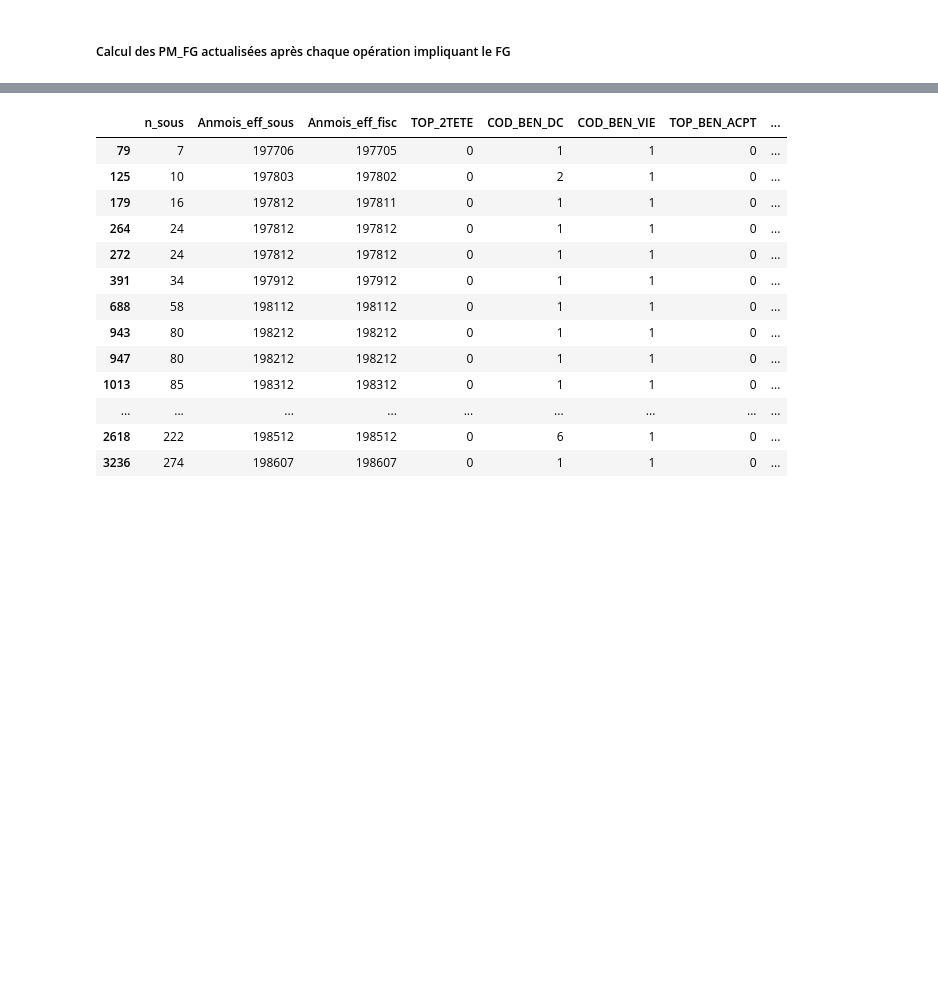
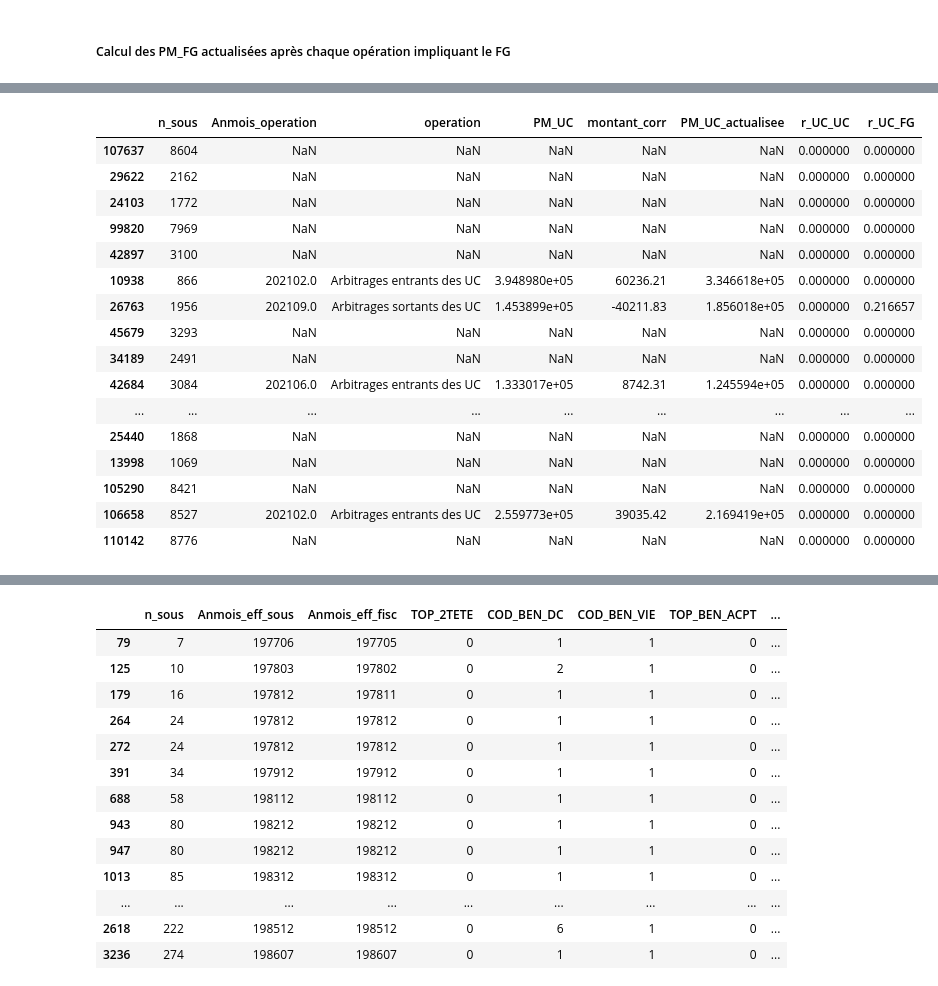
Before and after one commit to afonkou01/Arbitrage_Vie_BNP_Cardif, a Jupyter notebook: Avancement notebook - BNP Cardif_26_01_2024.ipynb, the cells around one changed output, grey strips where cells are left out. Drawn from its saved outputs; the diff is of its cells as text; code cells hidden in the pictures; blank space fills up the shorter version.

Commit message:
1er calul taux uc->uc

```diff
--- a/Avancement notebook - BNP Cardif_26_01_2024.ipynb
+++ b/Avancement notebook - BNP Cardif_26_01_2024.ipynb
@@ -59,3 +58,6 @@ base_operation_FG['mois_operation'] =  base_operation_FG['Anmois_operation'].ast
+# %%
+# regroupement par contrats et par Anmois_operation
+base_operation_regroupee_UC = base_operation_UC.groupby(by= ['n_sous', 'Anmois_operation'], as_index = False)
 # %%
 # regroupement par contrats et par Anmois_operation
 base_operation_regroupee_FG = base_operation_FG.groupby(by= ['n_sous', 'Anmois_operation'], as_index = False)
@@ -108,0 +135,7 @@ base_operation_FG[['n_sous','Anmois_operation', 'operation', 'PM_FG','montant_co
+# %%
+#Base multisupports et UC-pures à laquelle on ajoute la colonne "PM_UC_actualisee"
+base_multisupport_UCpures = base.dropna(subset = ['support'])[base.dropna(subset = ['support'])['support'].str.contains('Multi-supports avec FG', 'UC pures' )]
+base_multisupport_UCpures["PM_UC_actualisee"]=np.nan
+
+#Mise à jour de la base des multissupports et UC pures pour les PM Actualisées
+base_multisupport_UCpures.update(base_operation_UC)
@@ -108,0 +163,53 @@ base_operation_FG[['n_sous','Anmois_operation', 'operation', 'PM_FG','montant_co
+# %%
+#Calcul des taux d'arbitrage sortant UC
+
+###Le calcul des taux UC->FG et UC -> UC se fait sur l'hypothèse d'une base bien ordonnée;
+#c'est à dire en supposant que lorsqu'il y'a un arbitrage sortant de UC, l'opération de sortie des UC est d'abord enregistrée, et:
+#--- si le montant va directement dans une autre UC, alors l'opération d'entrée dans l'UC suit l'opération de sortie
+#--- si le montant va directement dans le Fonds G, alors l'opération d'entrée dans le FG suit directement l'opération de sortie de l'UC
+#--- enfin, si le montant se reparti entre une UC et le FG, l'opération d'entrée est enregistrée après l'opération de sortie de l'UC,
+#et l'opération d'entrée dans le FG est enregistrée après l'opération d'entrée dans l'UC
+base_multisupport_UCpures["r_UC_UC"] = 0
+base_multisupport_UCpures["r_UC_FG"] = 0
+seuil = 10
+base_operation_regroupee_MultiS_UCp = base_multisupport_UCpures.groupby(by= ['n_sous', 'Anmois_operation'], as_index = False)
+
+for (contrat, date), groupe in base_operation_regroupee_MultiS_UCp:
+    for index, ligne in groupe.iterrows():
+        colonne_operation = ligne['operation']
+        if colonne_operation == 'Arbitrages sortants des UC':
+            PM = ligne['PM_UC_actualisee']
+            montant_sortant = ligne['mtt_arbs_corr'] * (-1)
+            try :
+                if (groupe.loc[[index+1], "mtt_arbe_corr"].values[0] - montant_sortant <= seuil) & (groupe.loc[[index+1], "operation"].values[0] == 'Arbitrages entrants des UC'):
+                    base_multisupport_UCpures.loc[[index],"r_UC_UC"] = groupe.loc[[index+1], "mtt_arbe_corr"].values[0]/PM
+                elif (groupe.loc[[index+1], "mtt_arbe_corr"].values[0] - montant_sortant <= seuil) & (groupe.loc[[index+1], "operation"].values[0] == 'Arbitrages entrants du FG'):
+                    base_multisupport_UCpures.loc[[index],"r_UC_FG"] = groupe.loc[[index+1], "mtt_arbe_corr"].values[0]/PM
+                elif (groupe.loc[[index+1], "operation"].values[0] == 'Arbitrages entrants des UC') & (groupe.loc[[index+2], "operation"].values[0] == 'Arbitrages entrants du FG'):
+                    base_multisupport_UCpures.loc[[index],"r_UC_UC"] = groupe.loc[[index+1], "mtt_arbe_corr"].values[0]/PM
+                    base_multisupport_UCpures.loc[[index],"r_UC_FG"] = groupe.loc[[index+2], "mtt_arbe_corr"].values[0]/PM
+            except: #Dans le cas où l'arbitrage de sortie UC n'est pas enregistré en 1er, on permute donc les lignes, avant les calculs
+                if (groupe.loc[[index-1], "mtt_arbe_corr"].values[0] - montant_sortant <= seuil) & (groupe.loc[[index-1], "operation"].values[0] == 'Arbitrages entrants des UC'):
+                    base_multisupport_UCpures.loc[[index],"r_UC_UC"] = groupe.loc[[index-1], "mtt_arbe_corr"].values[0]/PM
+                elif (groupe.loc[[index-1], "mtt_arbe_corr"].values[0] - montant_sortant <= seuil) & (groupe.loc[[index-1], "operation"].values[0] == 'Arbitrages entrants du FG'):
+                    base_multisupport_UCpures.loc[[index],"r_UC_FG"] = groupe.loc[[index-1], "mtt_arbe_corr"].values[0]/PM
+# %%
+base_multisupport_UCpures[['n_sous','Anmois_operation', 'operation', 'PM_UC','montant_corr','PM_UC_actualisee', "r_UC_UC", "r_UC_FG"]].sample(60)
+# %% [output]
+|  | n_sous | Anmois_operation | operation | PM_UC | montant_corr | PM_UC_actualisee | r_UC_UC | r_UC_FG |
+| 107637 | 8604 | NaN | NaN | NaN | NaN | NaN | 0.000000 | 0.000000 |
+| 29622 | 2162 | NaN | NaN | NaN | NaN | NaN | 0.000000 | 0.000000 |
+| 24103 | 1772 | NaN | NaN | NaN | NaN | NaN | 0.000000 | 0.000000 |
+| 99820 | 7969 | NaN | NaN | NaN | NaN | NaN | 0.000000 | 0.000000 |
+| 42897 | 3100 | NaN | NaN | NaN | NaN | NaN | 0.000000 | 0.000000 |
+| 10938 | 866 | 202102.0 | Arbitrages entrants des UC | 3.948980e+05 | 60236.21 | 3.346618e+05 | 0.000000 | 0.000000 |
+| 26763 | 1956 | 202109.0 | Arbitrages sortants des UC | 1.453899e+05 | -40211.83 | 1.856018e+05 | 0.000000 | 0.216657 |
+| 45679 | 3293 | NaN | NaN | NaN | NaN | NaN | 0.000000 | 0.000000 |
+| 34189 | 2491 | NaN | NaN | NaN | NaN | NaN | 0.000000 | 0.000000 |
+| 42684 | 3084 | 202106.0 | Arbitrages entrants des UC | 1.333017e+05 | 8742.31 | 1.245594e+05 | 0.000000 | 0.000000 |
+| ... | ... | ... | ... | ... | ... | ... | ... | ... |
+| 25440 | 1868 | NaN | NaN | NaN | NaN | NaN | 0.000000 | 0.000000 |
+| 13998 | 1069 | NaN | NaN | NaN | NaN | NaN | 0.000000 | 0.000000 |
+| 105290 | 8421 | NaN | NaN | NaN | NaN | NaN | 0.000000 | 0.000000 |
+| 106658 | 8527 | 202102.0 | Arbitrages entrants des UC | 2.559773e+05 | 39035.42 | 2.169419e+05 | 0.000000 | 0.000000 |
+| 110142 | 8776 | NaN | NaN | NaN | NaN | NaN | 0.000000 | 0.000000 |
```
Also changed, not shown: parts of 9 cells of this notebook.
